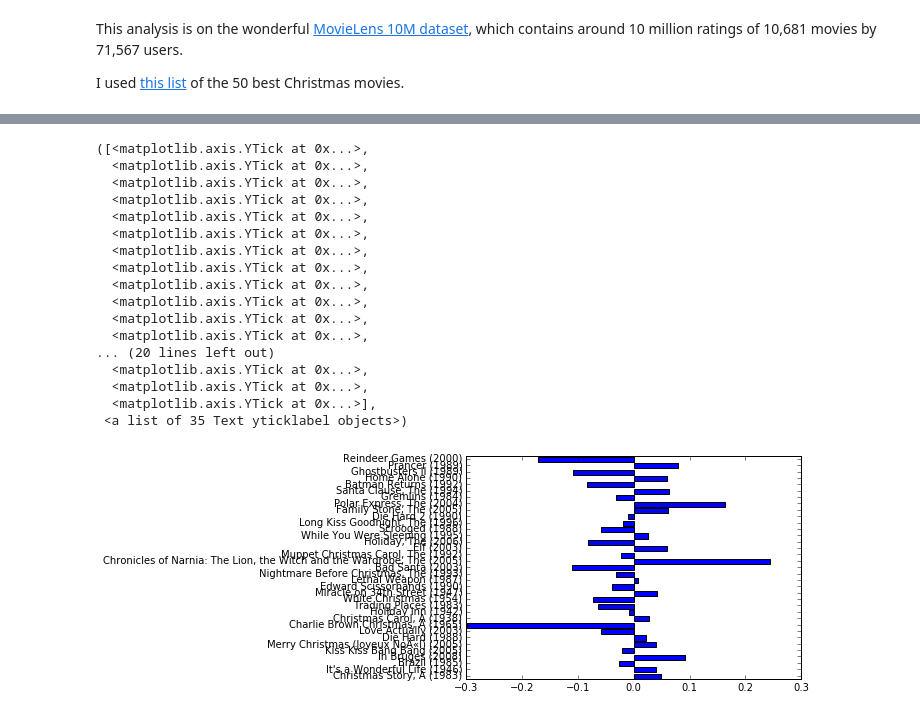
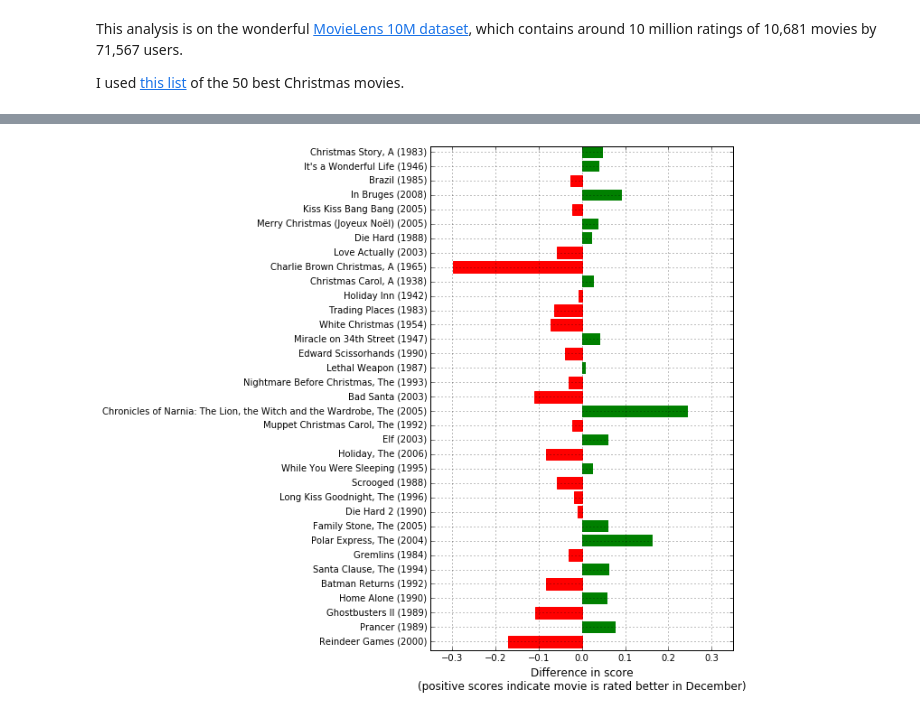
Before and after one commit to t-redactyl/MovieLens-analysis, a Jupyter notebook: Christmas movies scrapping.ipynb, the cells around one changed output, grey strips where cells are left out. Saved outputs shown, nothing was run; the diff lists cells and outputs as text; code cells hidden in the pictures.

```diff
--- a/Christmas movies scrapping.ipynb
+++ b/Christmas movies scrapping.ipynb
@@ -299,31 +241,21 @@ df3['AboveZero'] = df3.loc[:,'diff'] > 0
-# %%
-#x = np.arange(len(df3))
-
-#df3['diff'] < 0
-
-x = np.arange(len(df2))
-
-plt.barh(x, df2['diff'])
-plt.yticks(x + 0.5, df2['Title'])
-# %% [output]
-([<matplotlib.axis.YTick at 0x...>,
-  <matplotlib.axis.YTick at 0x...>,
-  <matplotlib.axis.YTick at 0x...>,
-  <matplotlib.axis.YTick at 0x...>,
-  <matplotlib.axis.YTick at 0x...>,
-  <matplotlib.axis.YTick at 0x...>,
-  <matplotlib.axis.YTick at 0x...>,
-  <matplotlib.axis.YTick at 0x...>,
-  <matplotlib.axis.YTick at 0x...>,
-  <matplotlib.axis.YTick at 0x...>,
-  <matplotlib.axis.YTick at 0x...>,
-  <matplotlib.axis.YTick at 0x...>,
-... (20 lines left out)
-  <matplotlib.axis.YTick at 0x...>,
-  <matplotlib.axis.YTick at 0x...>,
-  <matplotlib.axis.YTick at 0x...>],
- <a list of 35 Text yticklabel objects>)
-[figure, removed]
+# %%
+x = np.arange(len(df2))
+idx = df2[df2['diff'] <= 0].index.tolist()
+
+fig = plt.figure(figsize = (720/120, 1200/120), dpi = 120)
+ax1 = fig.add_subplot(1, 1, 1)
+
+barlist = plt.barh(x, df2['diff'], color = "g",
+                   edgecolor='none')
+plt.yticks(x + 0.4, df2['Title'])
+plt.gca().invert_yaxis()
+for i in idx:
+    barlist[i].set_color('r')
+plt.xlabel('Difference in score\n(positive scores indicate movie is rated better in December)', fontsize = 12)
+plt.xlim((-0.35, 0.35))
+plt.grid(True)
+# %% [output]
+[figure, added]
 # %%
 ## Average ratings by movie and year
 
```
Also changed, not shown: parts of 21 cells of this notebook.
